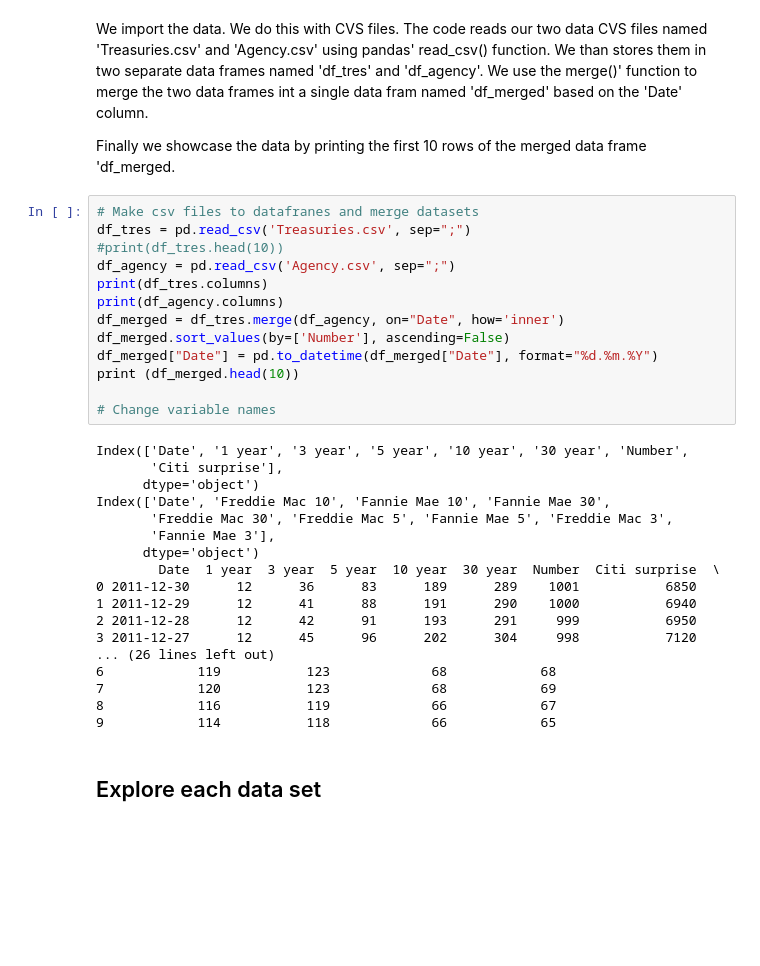
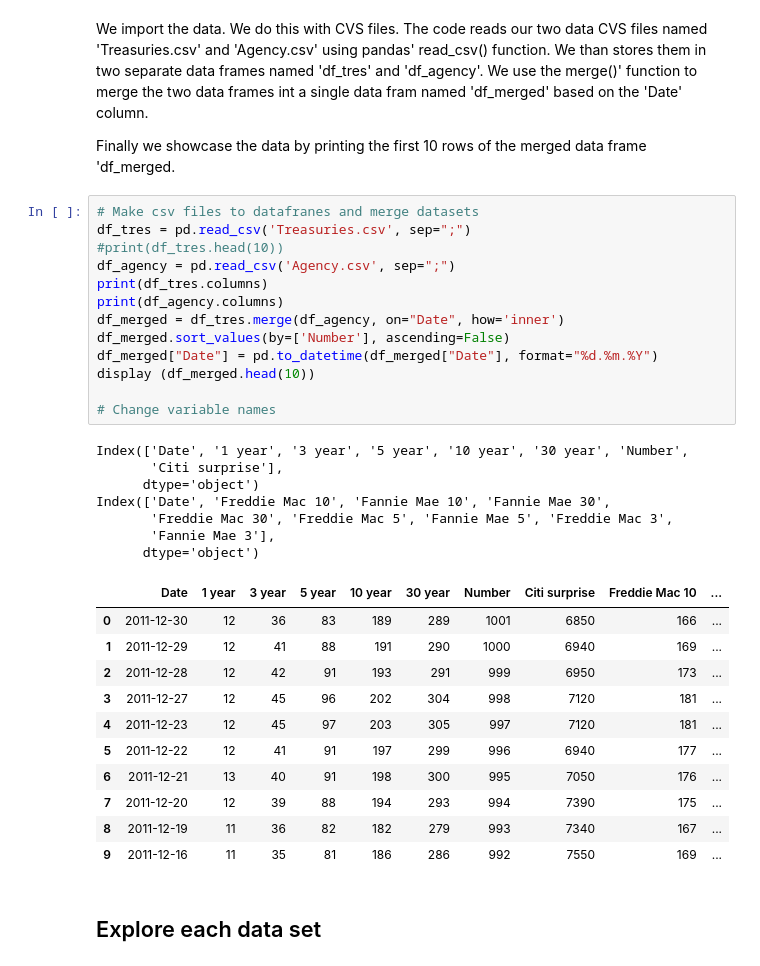
Before and after one commit to NumEconCopenhagen/projects-2023-3500, a Jupyter notebook: dataproject/dataproject.ipynb, the cells around one changed output. Drawn from its saved outputs; the diff is of its cells as text; blank space fills up the shorter version.

```diff
--- a/dataproject/dataproject.ipynb
+++ b/dataproject/dataproject.ipynb
@@ -49,34 +48,35 @@ Finally we showcase the data by printing the first 10 rows of the merged data fr
 # %%
 # Make csv files to datafranes and merge datasets
 df_tres = pd.read_csv('Treasuries.csv', sep=";")
 #print(df_tres.head(10))
 df_agency = pd.read_csv('Agency.csv', sep=";")
 print(df_tres.columns)
 print(df_agency.columns)
 df_merged = df_tres.merge(df_agency, on="Date", how='inner')
 df_merged.sort_values(by=['Number'], ascending=False)
 df_merged["Date"] = pd.to_datetime(df_merged["Date"], format="%d.%m.%Y")
-print (df_merged.head(10))
+display (df_merged.head(10))
 
 # Change variable names
 # %% [output]
 Index(['Date', '1 year', '3 year', '5 year', '10 year', '30 year', 'Number',
        'Citi surprise'],
       dtype='object')
 Index(['Date', 'Freddie Mac 10', 'Fannie Mae 10', 'Fannie Mae 30',
        'Freddie Mac 30', 'Freddie Mac 5', 'Fannie Mae 5', 'Freddie Mac 3',
        'Fannie Mae 3'],
       dtype='object')
-        Date  1 year  3 year  5 year  10 year  30 year  Number  Citi surprise  \
-0 2011-12-30      12      36      83      189      289    1001           6850
-1 2011-12-29      12      41      88      191      290    1000           6940
-2 2011-12-28      12      42      91      193      291     999           6950
-3 2011-12-27      12      45      96      202      304     998           7120
-... (26 lines left out)
-6            119           123             68            68
-7            120           123             68            69
-8            116           119             66            67
-9            114           118             66            65
+|  | Date | 1 year | 3 year | 5 year | 10 year | 30 year | Number | Citi surprise | Freddie Mac 10 | ... |
+| 0 | 2011-12-30 | 12 | 36 | 83 | 189 | 289 | 1001 | 6850 | 166 | ... |
+| 1 | 2011-12-29 | 12 | 41 | 88 | 191 | 290 | 1000 | 6940 | 169 | ... |
+| 2 | 2011-12-28 | 12 | 42 | 91 | 193 | 291 | 999 | 6950 | 173 | ... |
+| 3 | 2011-12-27 | 12 | 45 | 96 | 202 | 304 | 998 | 7120 | 181 | ... |
+| 4 | 2011-12-23 | 12 | 45 | 97 | 203 | 305 | 997 | 7120 | 181 | ... |
+| 5 | 2011-12-22 | 12 | 41 | 91 | 197 | 299 | 996 | 6940 | 177 | ... |
+| 6 | 2011-12-21 | 13 | 40 | 91 | 198 | 300 | 995 | 7050 | 176 | ... |
+| 7 | 2011-12-20 | 12 | 39 | 88 | 194 | 293 | 994 | 7390 | 175 | ... |
+| 8 | 2011-12-19 | 11 | 36 | 82 | 182 | 279 | 993 | 7340 | 167 | ... |
+| 9 | 2011-12-16 | 11 | 35 | 81 | 186 | 286 | 992 | 7550 | 169 | ... |
 # %% [markdown]
 ## Explore each data set
 # %% [markdown]
```
Also changed, not shown: parts of 4 cells of this notebook.
